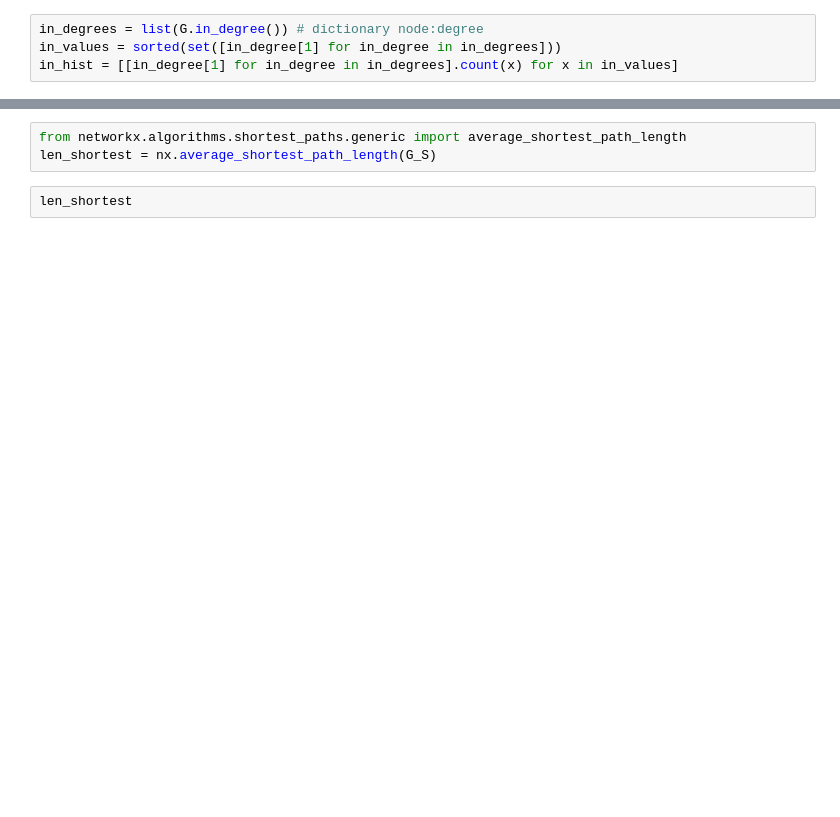
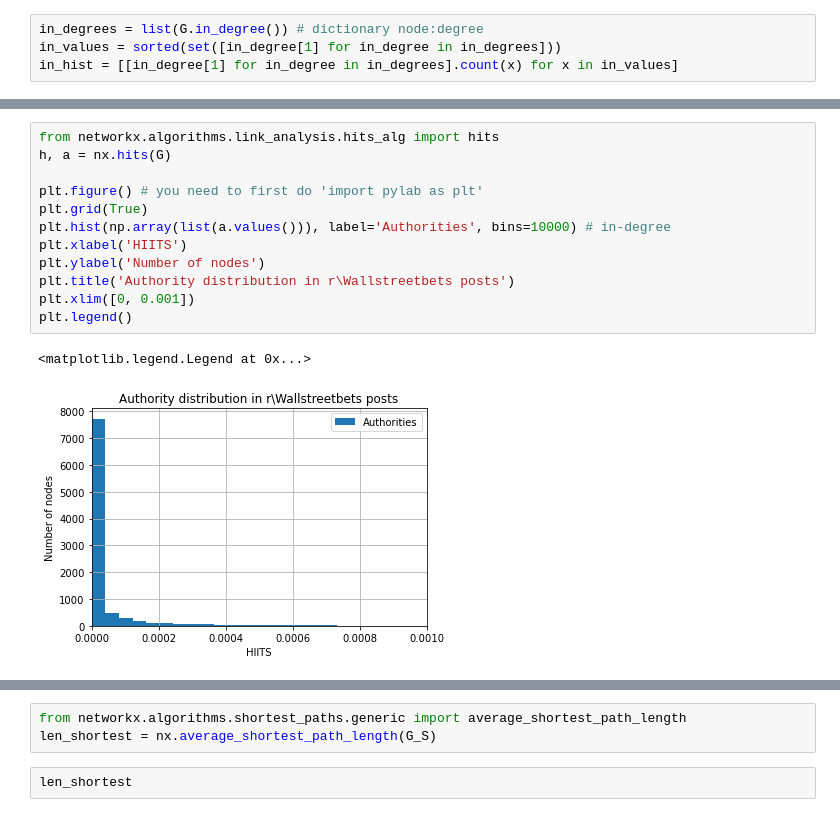
Before and after one commit to atrib/GMEMoonBase, a Jupyter notebook: Network Analysis.ipynb, the cells around one changed output, grey strips where cells are left out. Cells and saved outputs as stored; diff of their text form; blank space fills up the shorter version.

```diff
--- a/Network Analysis.ipynb
+++ b/Network Analysis.ipynb
@@ -168,0 +221,15 @@ a
+# %%
+from networkx.algorithms.link_analysis.hits_alg import hits
+h, a = nx.hits(G)
+
+plt.figure() # you need to first do 'import pylab as plt'
+plt.grid(True)
+plt.hist(np.array(list(a.values())), label='Authorities', bins=10000) # in-degree
+plt.xlabel('HIITS')
+plt.ylabel('Number of nodes')
+plt.title('Authority distribution in r\Wallstreetbets posts')
+plt.xlim([0, 0.001])
+plt.legend()
+# %% [output]
+<matplotlib.legend.Legend at 0x...>
+[figure, added]
```
Also changed, not shown: parts of 30 cells of this notebook.
